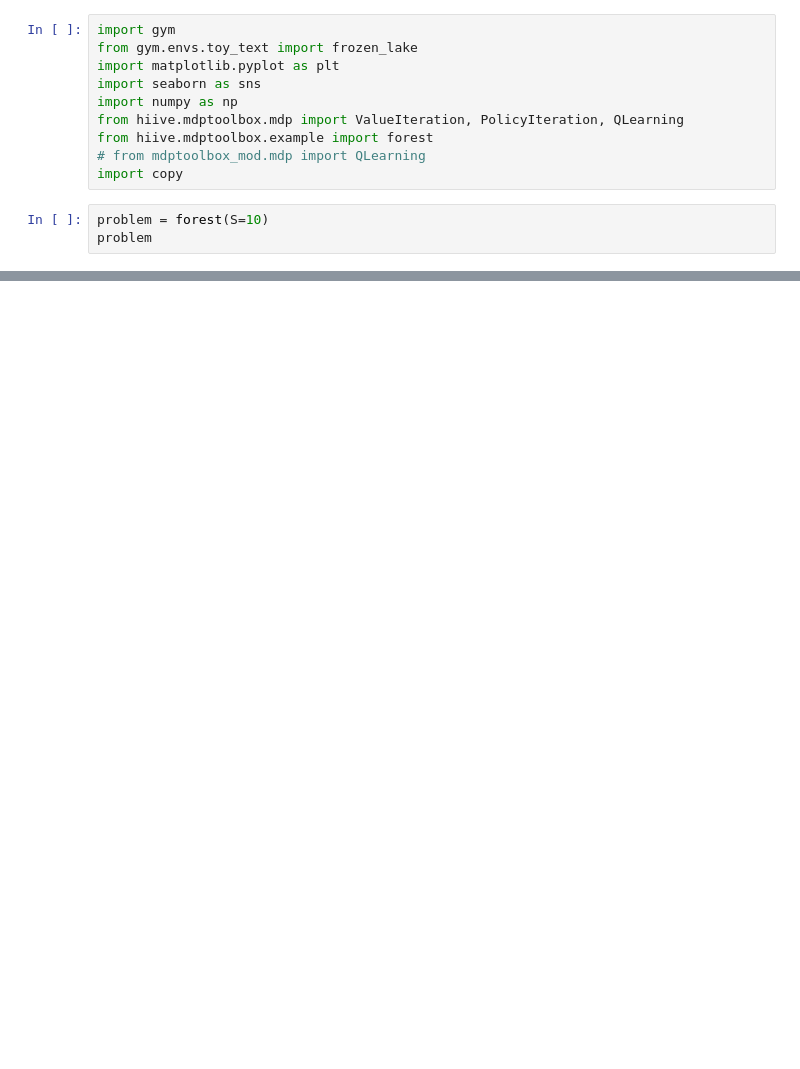
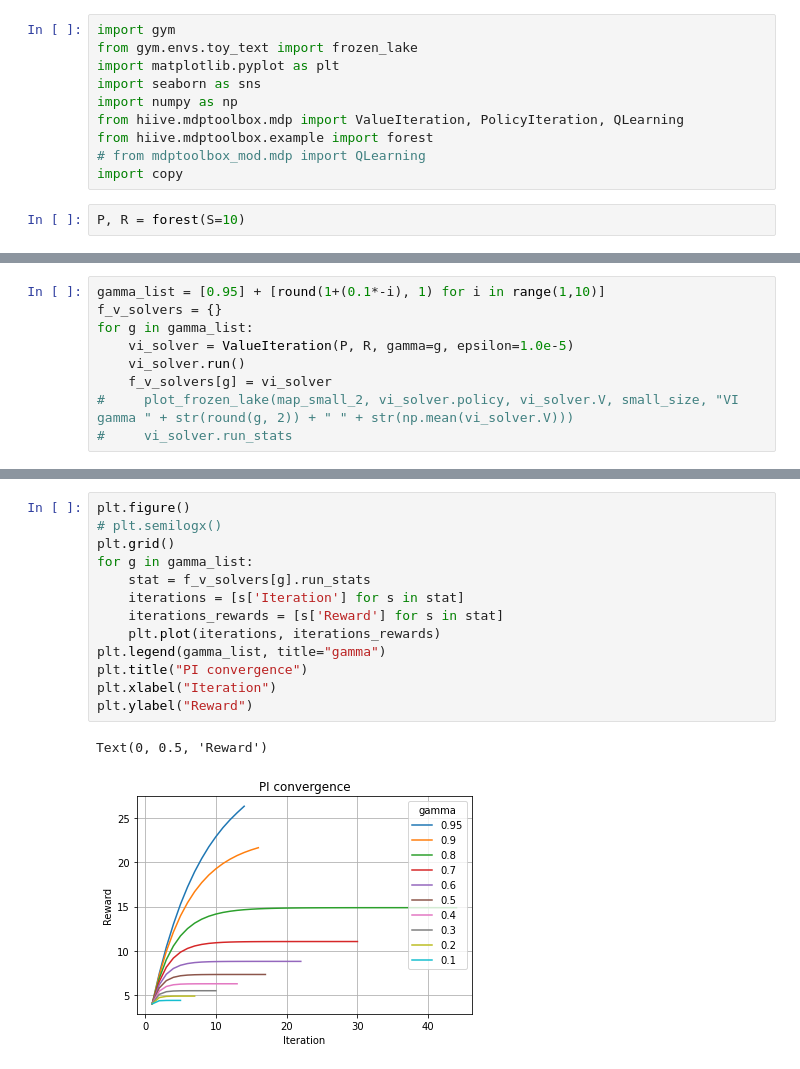
Before and after one commit to barmag/cs7641-projects, a Jupyter notebook: project4/forrest.ipynb, the cells around one changed output, grey strips where cells are left out. Saved outputs shown, nothing was run; the diff lists cells and outputs as text; blank space fills up the shorter version.

Commit message:
forest MDP

```diff
--- a/project4/forrest.ipynb
+++ b/project4/forrest.ipynb
@@ -9,5 +9,4 @@ from hiive.mdptoolbox.example import forest
 # from mdptoolbox_mod.mdp import QLearning
 import copy
 # %%
-problem = forest(S=10)
-problem
+P, R = forest(S=10)
@@ -31,0 +13,9 @@ problem
+# %%
+gamma_list = [0.95] + [round(1+(0.1*-i), 1) for i in range(1,10)]
+f_v_solvers = {}
+for g in gamma_list:
+    vi_solver = ValueIteration(P, R, gamma=g, epsilon=1.0e-5)
+    vi_solver.run()
+    f_v_solvers[g] = vi_solver
+#     plot_frozen_lake(map_small_2, vi_solver.policy, vi_solver.V, small_size, "VI gamma " + str(round(g, 2)) + " " + str(np.mean(vi_solver.V)))
+#     vi_solver.run_stats
@@ -31,0 +42,16 @@ problem
+# %%
+plt.figure()
+# plt.semilogx()
+plt.grid()
+for g in gamma_list:
+    stat = f_v_solvers[g].run_stats
+    iterations = [s['Iteration'] for s in stat]
+    iterations_rewards = [s['Reward'] for s in stat]
+    plt.plot(iterations, iterations_rewards)
+plt.legend(gamma_list, title="gamma")
+plt.title("PI convergence")
+plt.xlabel("Iteration")
+plt.ylabel("Reward")
+# %% [output]
+Text(0, 0.5, 'Reward')
+[figure, added]
```
Also changed, not shown: parts of 9 cells of this notebook, 2 other files.
